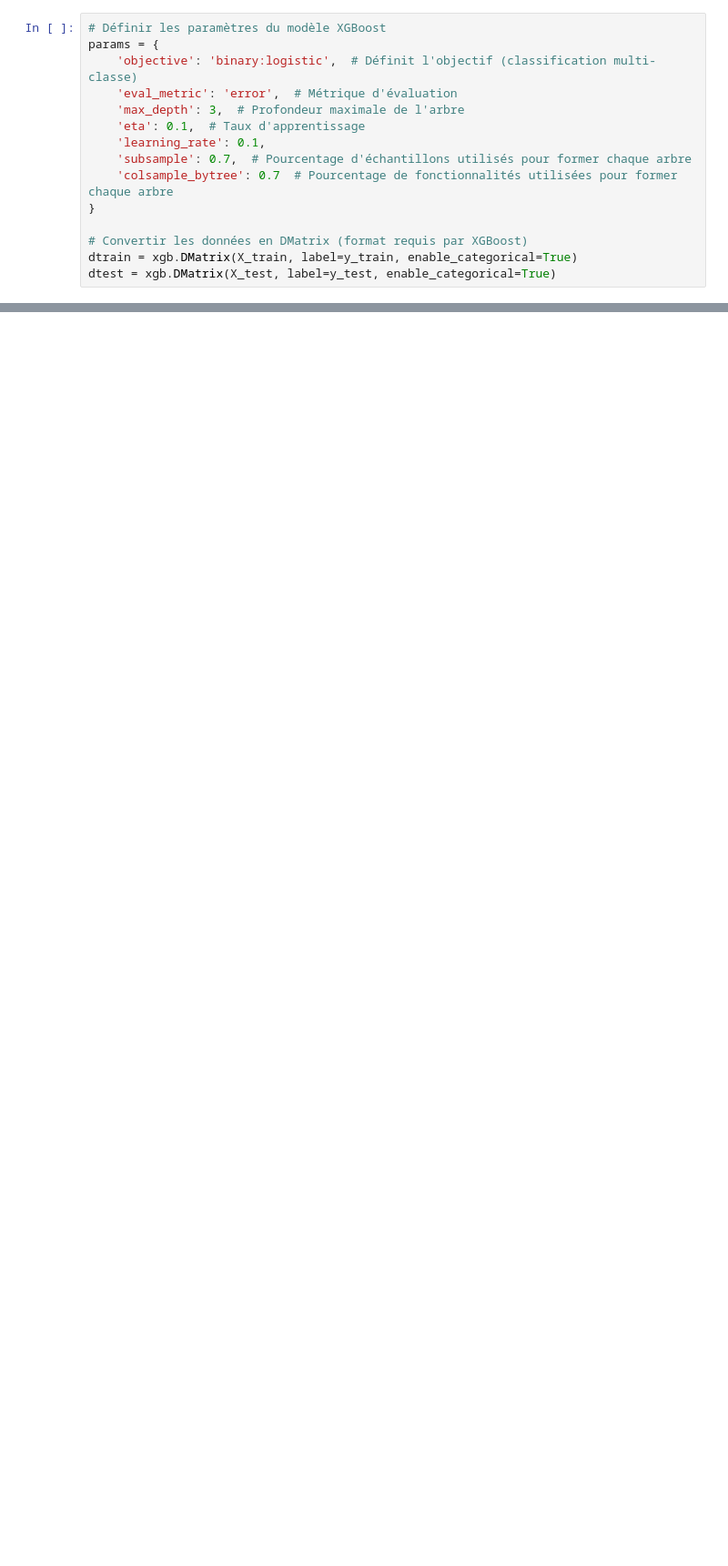
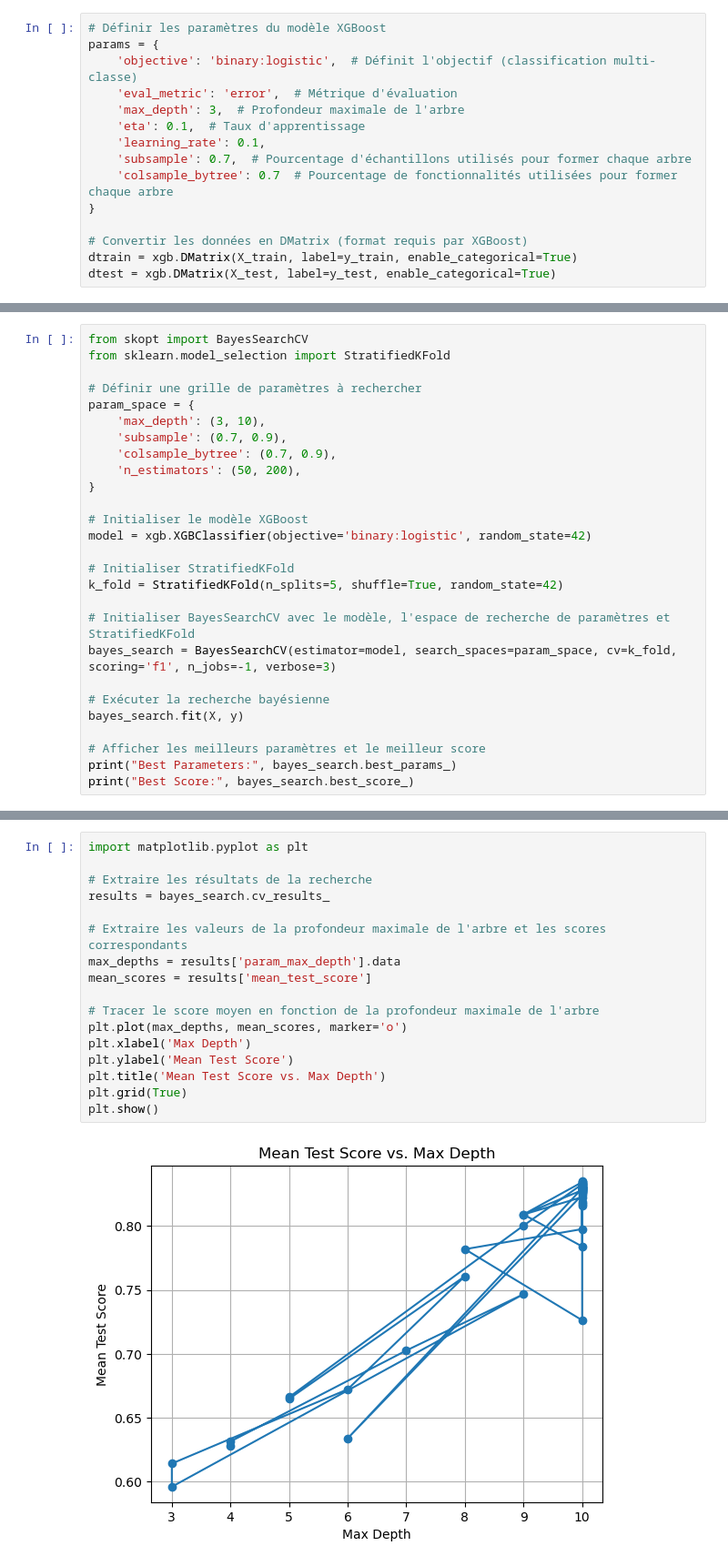
Before and after one commit to solinemignot/statapp_sujet26, a Jupyter notebook: Partie2_ML/XGBoost.ipynb, the cells around one changed output, grey strips where cells are left out. Shown at 91% size. Drawn from its saved outputs; the diff is of its cells as text; blank space fills up the shorter version.

```diff
--- a/Partie2_ML/XGBoost.ipynb
+++ b/Partie2_ML/XGBoost.ipynb
@@ -131,0 +186,27 @@ plt.show()
+# %%
+from skopt import BayesSearchCV
+from sklearn.model_selection import StratifiedKFold
+
+# Définir une grille de paramètres à rechercher
+param_space = {
+    'max_depth': (3, 10),
+    'subsample': (0.7, 0.9),
+    'colsample_bytree': (0.7, 0.9),
+    'n_estimators': (50, 200),
+}
+
+# Initialiser le modèle XGBoost
+model = xgb.XGBClassifier(objective='binary:logistic', random_state=42)
+
+# Initialiser StratifiedKFold
+k_fold = StratifiedKFold(n_splits=5, shuffle=True, random_state=42)
+
+# Initialiser BayesSearchCV avec le modèle, l'espace de recherche de paramètres et StratifiedKFold
+bayes_search = BayesSearchCV(estimator=model, search_spaces=param_space, cv=k_fold, scoring='f1', n_jobs=-1, verbose=3)
+
+# Exécuter la recherche bayésienne
+bayes_search.fit(X, y)
+
+# Afficher les meilleurs paramètres et le meilleur score
+print("Best Parameters:", bayes_search.best_params_)
+print("Best Score:", bayes_search.best_score_)
@@ -131,0 +231,19 @@ plt.show()
+# %%
+import matplotlib.pyplot as plt
+
+# Extraire les résultats de la recherche
+results = bayes_search.cv_results_
+
+# Extraire les valeurs de la profondeur maximale de l'arbre et les scores correspondants
+max_depths = results['param_max_depth'].data
+mean_scores = results['mean_test_score']
+
+# Tracer le score moyen en fonction de la profondeur maximale de l'arbre
+plt.plot(max_depths, mean_scores, marker='o')
+plt.xlabel('Max Depth')
+plt.ylabel('Mean Test Score')
+plt.title('Mean Test Score vs. Max Depth')
+plt.grid(True)
+plt.show()
+# %% [output]
+[figure, added]
```
Also changed, not shown: parts of 9 cells of this notebook.
